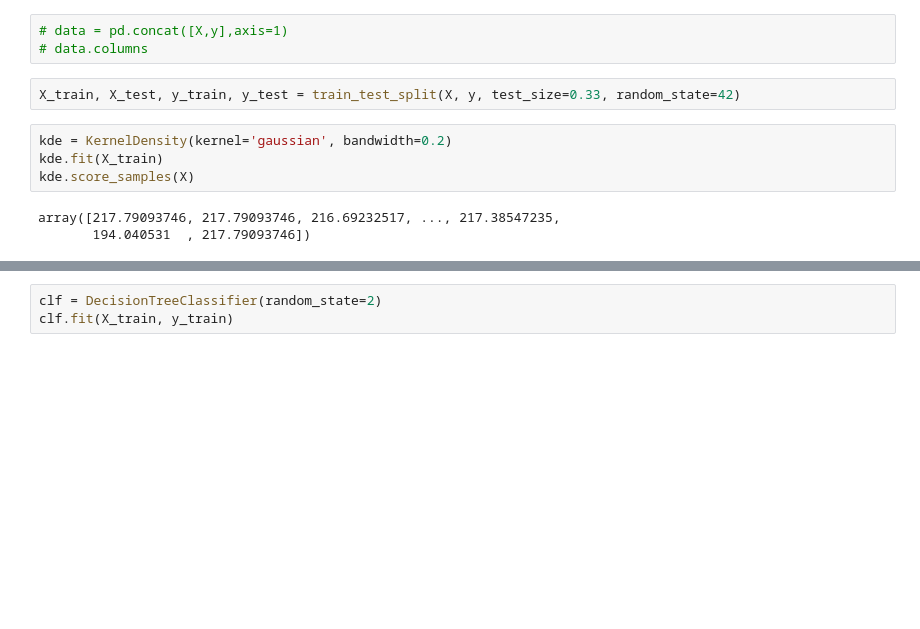
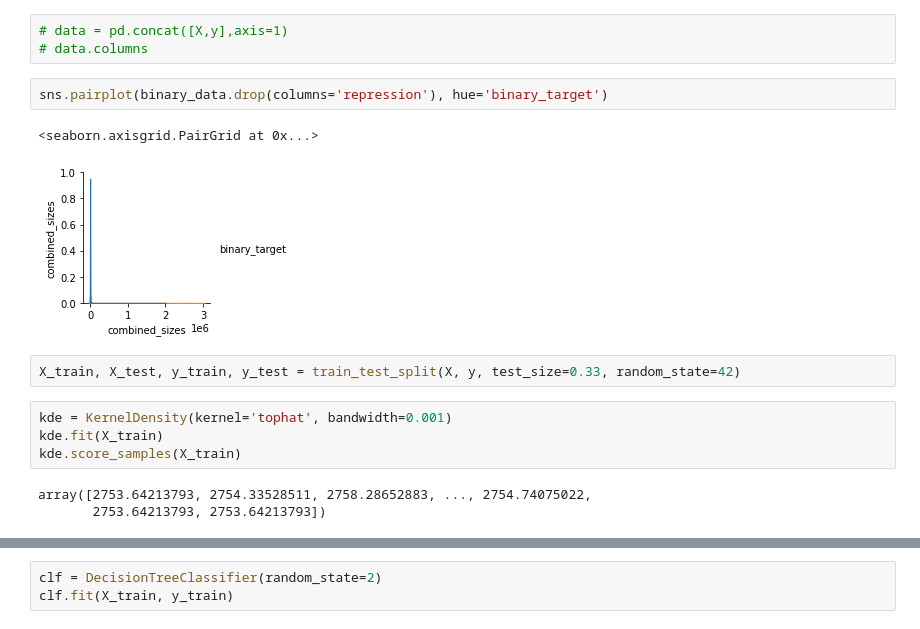
Before and after one commit to NoahDarwich/portest, a Jupyter notebook: notebooks/testing_DT_model_with_other_features .ipynb, the cells around one changed output, grey strips where cells are left out. Cells and saved outputs as stored; diff of their text form; blank space fills up the shorter version.

```diff
--- a/notebooks/testing_DT_model_with_other_features .ipynb
+++ b/notebooks/testing_DT_model_with_other_features .ipynb
@@ -85,15 +85,20 @@ y = oen.fit_transform(y)
 # %%
 # data = pd.concat([X,y],axis=1)
 # data.columns
+# %%
+sns.pairplot(binary_data.drop(columns='repression'), hue='binary_target')
+# %% [output]
+<seaborn.axisgrid.PairGrid at 0x...>
+[figure, added]
 # %%
 X_train, X_test, y_train, y_test = train_test_split(X, y, test_size=0.33, random_state=42)
 # %%
-kde = KernelDensity(kernel='gaussian', bandwidth=0.2)
+kde = KernelDensity(kernel='tophat', bandwidth=0.001)
 kde.fit(X_train)
-kde.score_samples(X)
+kde.score_samples(X_train)
 # %% [output]
-array([217.79093746, 217.79093746, 216.69232517, ..., 217.38547235,
-       194.040531  , 217.79093746])
+array([2753.64213793, 2754.33528511, 2758.28652883, ..., 2754.74075022,
+       2753.64213793, 2753.64213793])
 # %%
 kde.score(X_test, y_test)
 # %% [output]
```
Also changed, not shown: parts of 19 cells of this notebook, 4 other files.
